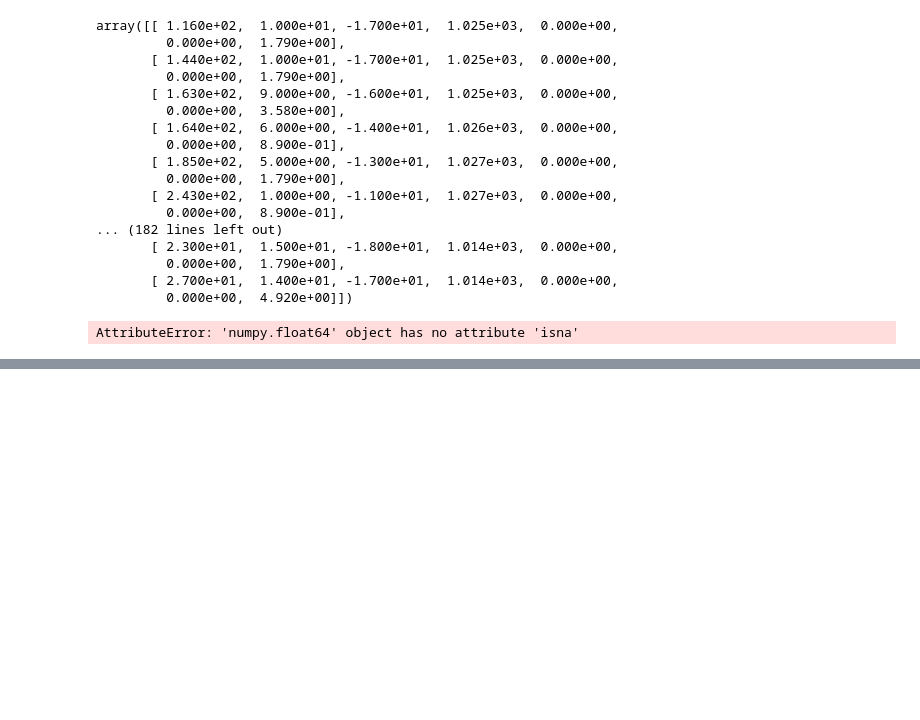
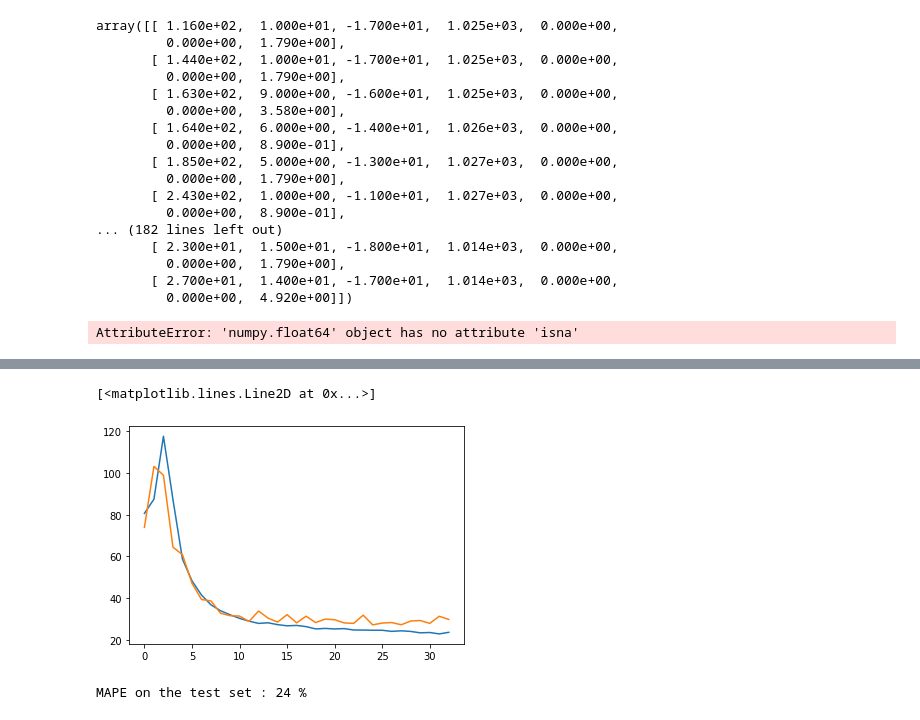
Before and after one commit to AntoniosFl/Data_Sourcing, a Jupyter notebook: DL/DL4/Untitled.ipynb, the cells around one changed output, grey strips where cells are left out. Cells and saved outputs as stored; diff of their text form; code cells hidden in the pictures; blank space fills up the shorter version.

```diff
--- a/DL/DL4/Untitled.ipynb
+++ b/DL/DL4/Untitled.ipynb
@@ -802,0 +852,3 @@ def split_subsample_sequence(df, length, df_mean=None):
+# %%
+X_train, y_train = get_X_y(df_train, 2000, 21)
+X_test, y_test = get_X_y(df_test, 400, 21)
@@ -802,0 +864,27 @@ def split_subsample_sequence(df, length, df_mean=None):
+# %%
+from tensorflow.keras import models
+from tensorflow.keras import layers
+from tensorflow.keras import optimizers, metrics
+from tensorflow.keras.layers.experimental.preprocessing import Normalization
+
+def init_model():
+    metric = metrics.MAPE
+    opt = optimizers.RMSprop(learning_rate=0.01)
+
+    normalizer = Normalization()
+    normalizer.adapt(X_train)
+
+    model = models.Sequential()
+    model.add(normalizer)
+    model.add(layers.LSTM(20, activation='tanh'))
+    model.add(layers.Dense(5, activation='relu'))
+    model.add(layers.Dense(1, activation='linear'))
+
+    model.compile(loss='mse',
+                  optimizer=opt,
+                  metrics=[metric])
+
+    return model
+# %%
+model = init_model()
+model.summary()
@@ -802,0 +908,9 @@ def split_subsample_sequence(df, length, df_mean=None):
+# %%
+from tensorflow.keras.callbacks import EarlyStopping
+# es = EarlyStopping(monitor='mean_absolute_percentage_error', verbose=1, patience=10, restore_best_weights=True)
+es = EarlyStopping(verbose=1, patience=10, restore_best_weights=True)
+history = model.fit(X_train, y_train,
+            validation_split=0.2,
+            epochs=1000,
+            batch_size=64,
+            callbacks=[es], verbose=1)
@@ -802,0 +935,13 @@ def split_subsample_sequence(df, length, df_mean=None):
+# %%
+import matplotlib.pyplot as plt
+plt.plot(history.history['mean_absolute_percentage_error'])
+plt.plot(history.history['val_mean_absolute_percentage_error'])
+# %% [output]
+[<matplotlib.lines.Line2D at 0x...>]
+[figure, added]
+# %%
+res = model.evaluate(X_test, y_test, verbose=0)
+
+print(f'MAPE on the test set : {res[1]:.0f} %')
+# %% [output]
+MAPE on the test set : 24 %
```
Also changed, not shown: parts of 16 cells of this notebook.
